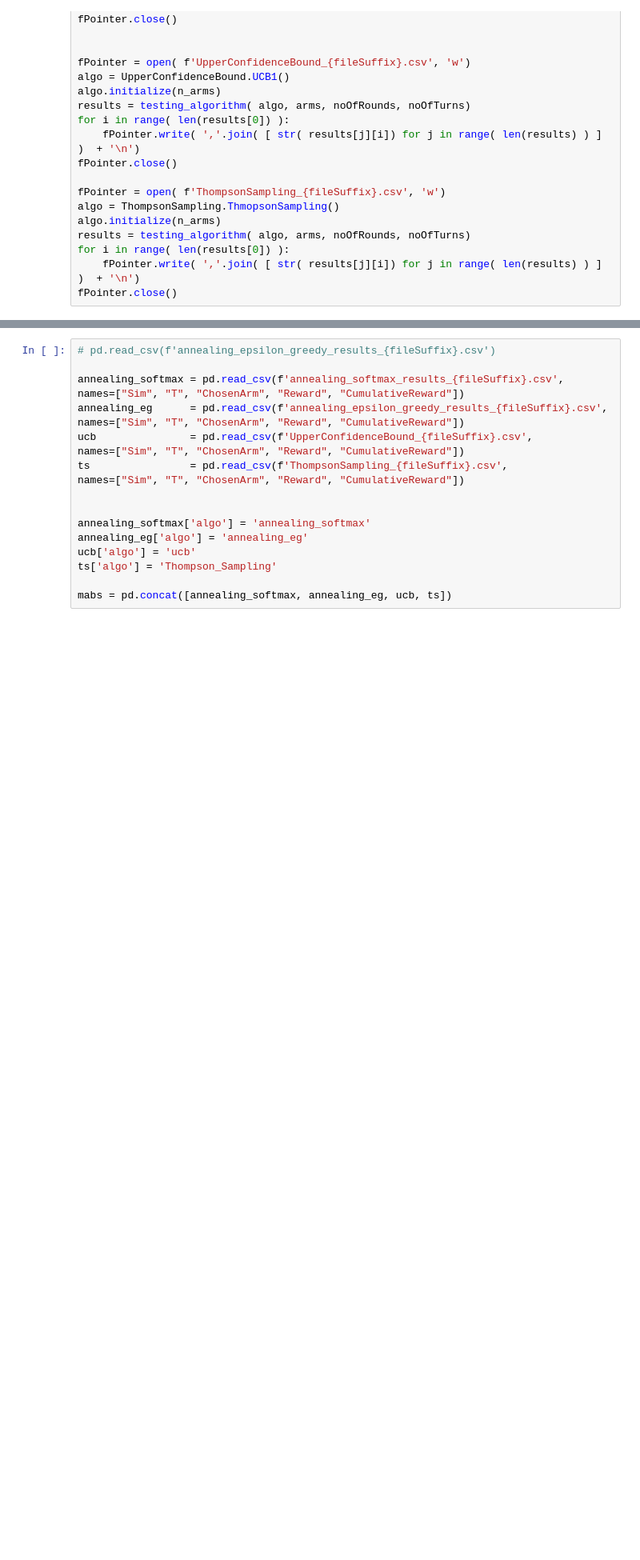
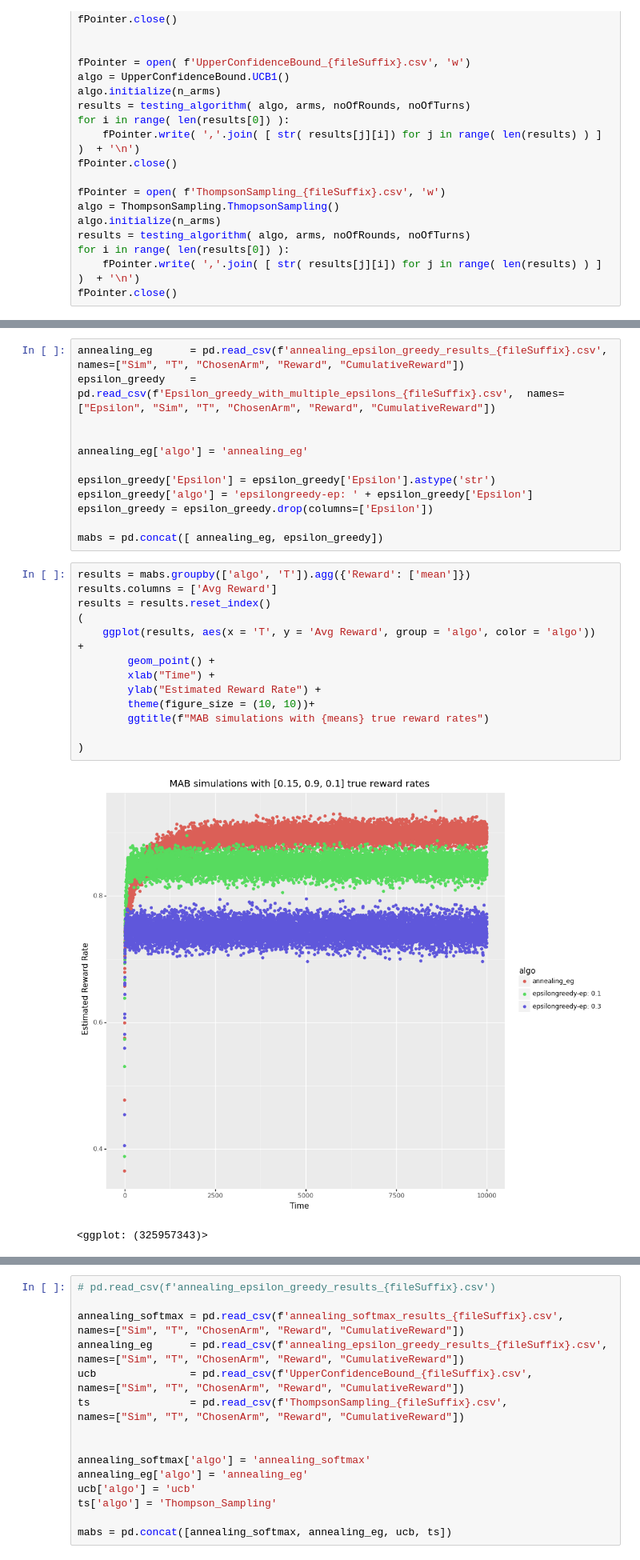
Before and after one commit to viswanath57/Bandit-Algorithms-Demo, a Jupyter notebook: ContextFree-MABs/Bandit Simulations with True Rewards 10% 10% 90%.ipynb, the cells around one changed output, grey strips where cells are left out. Shown at 80% size. Drawn from its saved outputs; the diff is of its cells as text; blank space fills up the shorter version.

```diff
--- a/ContextFree-MABs/Bandit Simulations with True Rewards 10% 10% 90%.ipynb
+++ b/ContextFree-MABs/Bandit Simulations with True Rewards 10% 10% 90%.ipynb
@@ -188,0 +189,28 @@ results = results.reset_index()
+# %%
+annealing_eg      = pd.read_csv(f'annealing_epsilon_greedy_results_{fileSuffix}.csv',  names=["Sim", "T", "ChosenArm", "Reward", "CumulativeReward"])
+epsilon_greedy    = pd.read_csv(f'Epsilon_greedy_with_multiple_epsilons_{fileSuffix}.csv',  names=["Epsilon", "Sim", "T", "ChosenArm", "Reward", "CumulativeReward"])
+
+
+annealing_eg['algo'] = 'annealing_eg'
+
+epsilon_greedy['Epsilon'] = epsilon_greedy['Epsilon'].astype('str')
+epsilon_greedy['algo'] = 'epsilongreedy-ep: ' + epsilon_greedy['Epsilon']
+epsilon_greedy = epsilon_greedy.drop(columns=['Epsilon'])
+
+mabs = pd.concat([ annealing_eg, epsilon_greedy])
+# %%
+results = mabs.groupby(['algo', 'T']).agg({'Reward': ['mean']})
+results.columns = ['Avg Reward']
+results = results.reset_index()
+(
+    ggplot(results, aes(x = 'T', y = 'Avg Reward', group = 'algo', color = 'algo'))  +
+        geom_point() +
+        xlab("Time") +
+        ylab("Estimated Reward Rate") +
+        theme(figure_size = (10, 10))+
+        ggtitle(f"MAB simulations with {means} true reward rates")
+
+)
+# %% [output]
+[figure, added]
+<ggplot: (325957343)>
```
Also changed, not shown: parts of 35 cells of this notebook, 1 other file.
